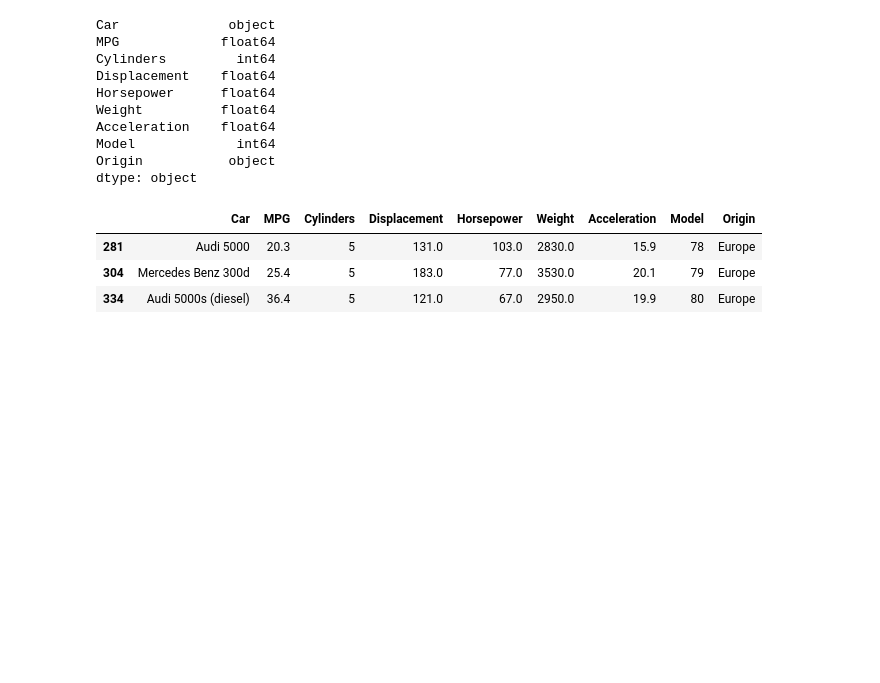
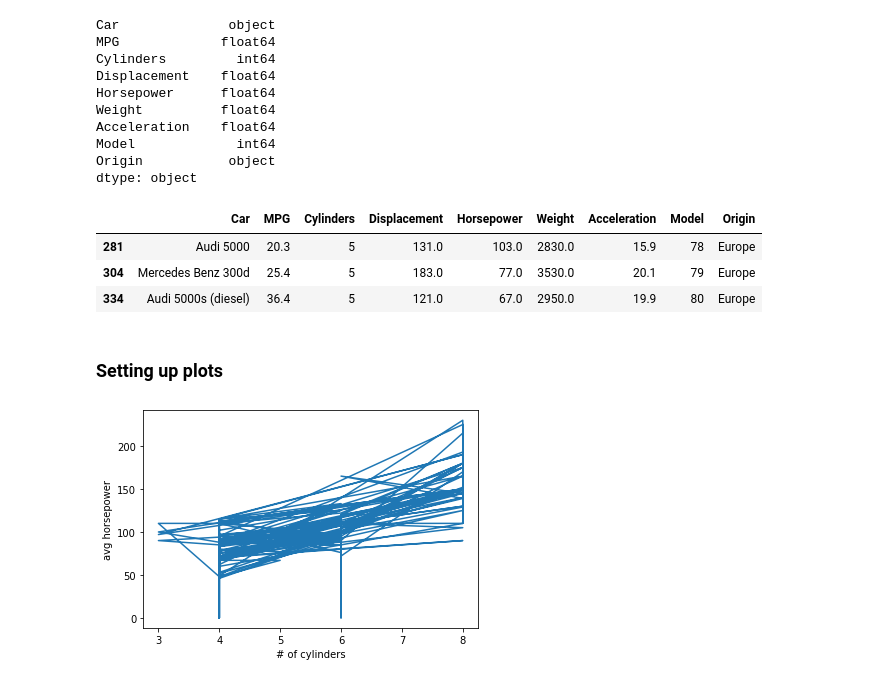
Before and after one commit to poxford3/jupyter, a Jupyter notebook: working_file.ipynb, the cells around one changed output. Drawn from its saved outputs; the diff is of its cells as text; code cells hidden in the pictures; blank space fills up the shorter version.

```diff
--- a/working_file.ipynb
+++ b/working_file.ipynb
@@ -54,3 +49,14 @@ cyl5.head(10)
 | 281 | Audi 5000 | 20.3 | 5 | 131.0 | 103.0 | 2830.0 | 15.9 | 78 | Europe |
 | 304 | Mercedes Benz 300d | 25.4 | 5 | 183.0 | 77.0 | 3530.0 | 20.1 | 79 | Europe |
 | 334 | Audi 5000s (diesel) | 36.4 | 5 | 121.0 | 67.0 | 2950.0 | 19.9 | 80 | Europe |
+# %% [markdown]
+<h3>Setting up plots</h3>
+# %%
+import matplotlib.pyplot as plt
+
+plt.plot(df['Cylinders'],df['Horsepower'])
+plt.xlabel('# of cylinders')
+plt.ylabel('avg horsepower')
+plt.show()
+# %% [output]
+[figure, added]
```
Also changed, not shown: parts of 1 cell of this notebook, 1 other file.
